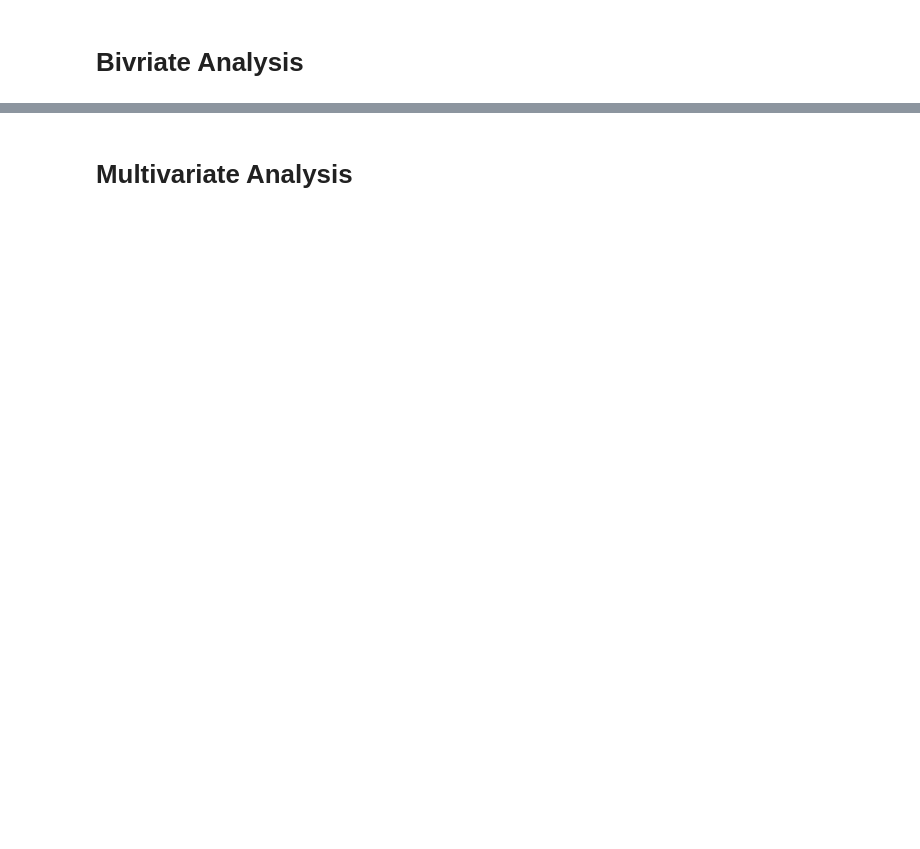
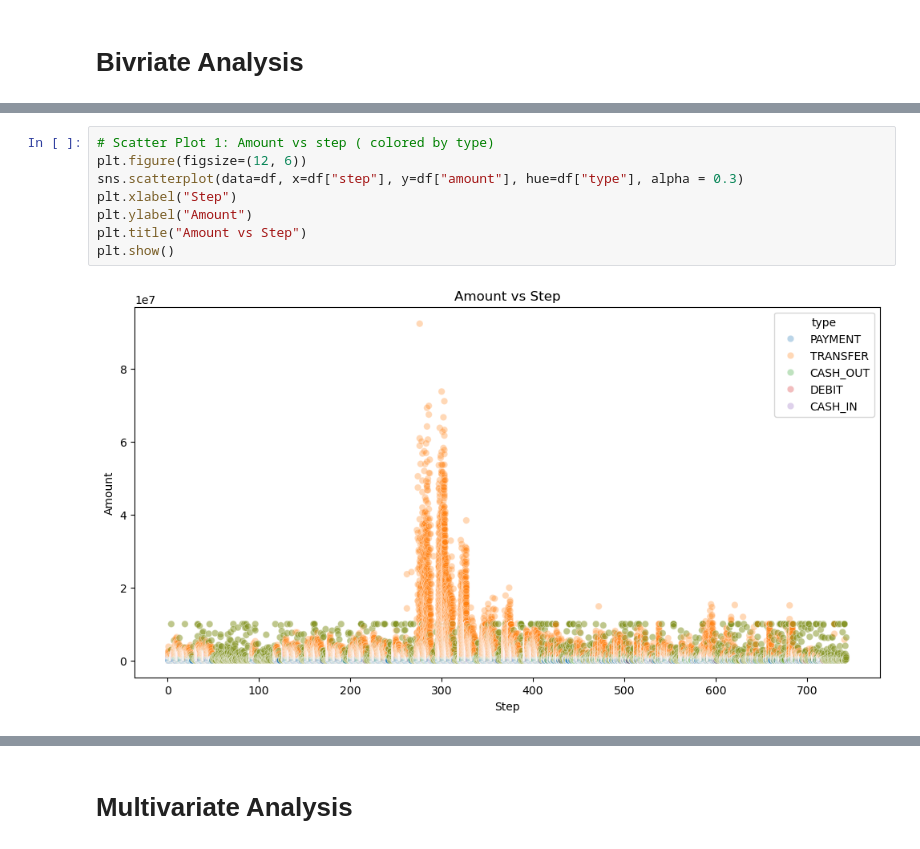
Before and after one commit to GClark89/Financial_fraud_machine, a Jupyter notebook: EDA.ipynb, the cells around one changed output, grey strips where cells are left out. Drawn from its saved outputs; the diff is of its cells as text; blank space fills up the shorter version.

```diff
--- a/EDA.ipynb
+++ b/EDA.ipynb
@@ -403,0 +377,10 @@ plt.show()
+# %%
+# Scatter Plot 1: Amount vs step ( colored by type)
+plt.figure(figsize=(12, 6))
+sns.scatterplot(data=df, x=df["step"], y=df["amount"], hue=df["type"], alpha = 0.3)
+plt.xlabel("Step")
+plt.ylabel("Amount")
+plt.title("Amount vs Step")
+plt.show()
+# %% [output]
+[figure, added]
```
Also changed, not shown: parts of 17 cells of this notebook.
